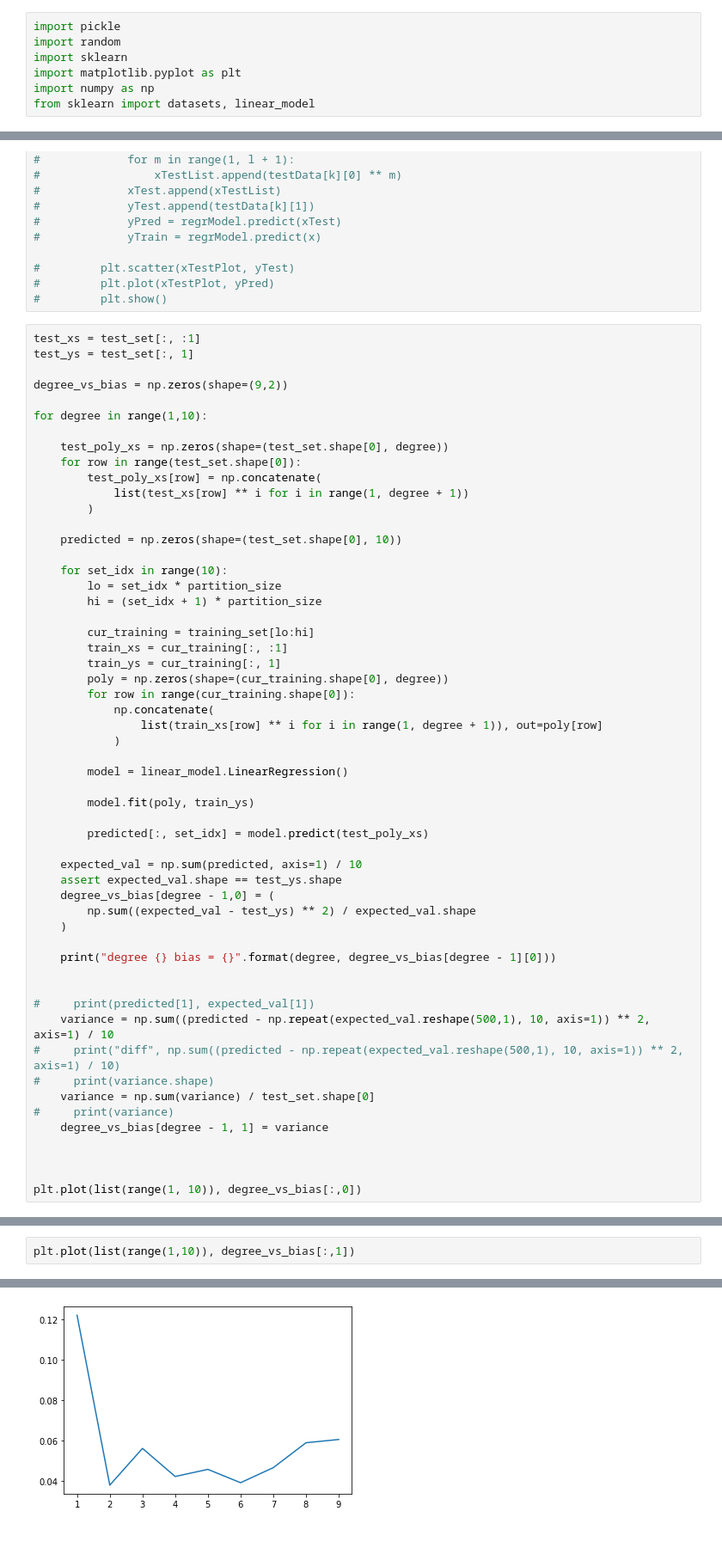
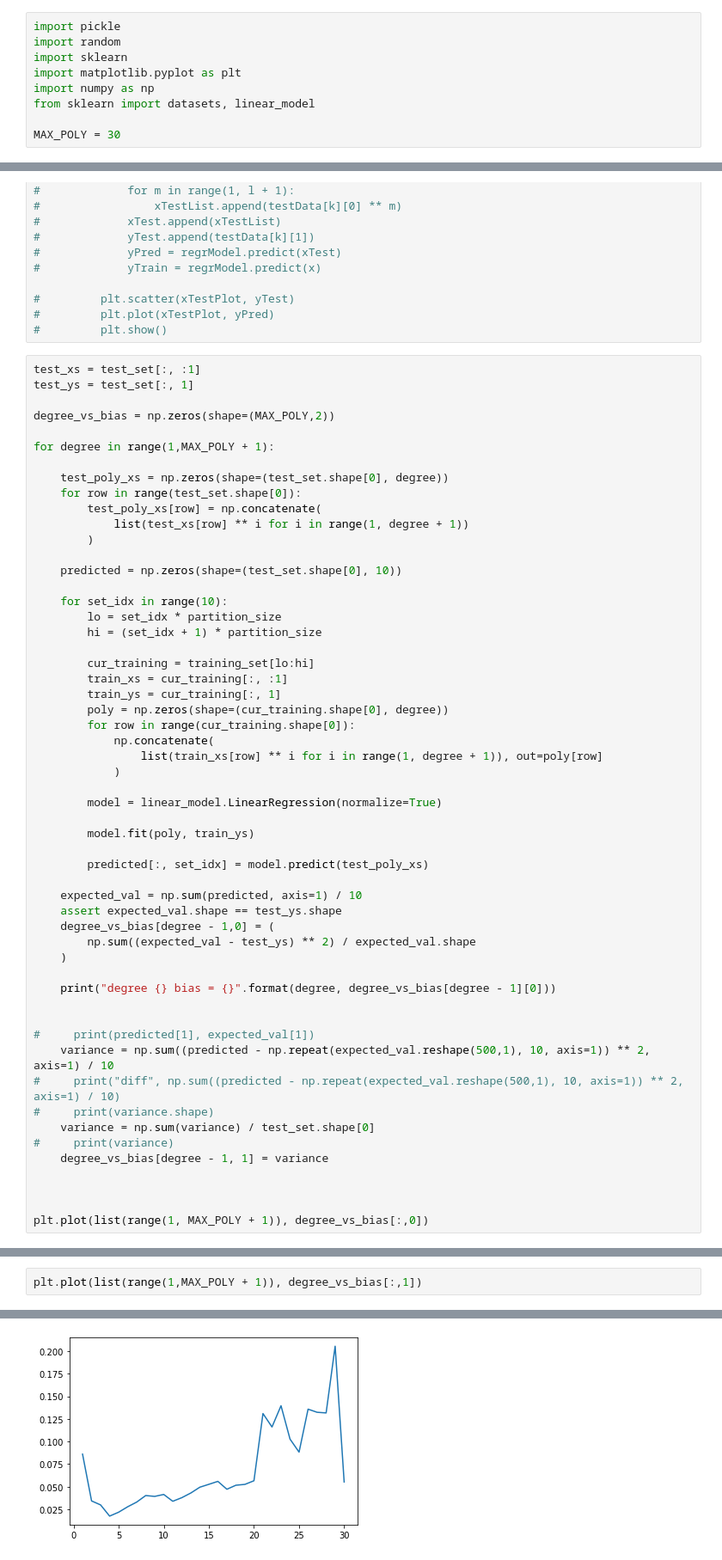
Before and after one commit to multipauls/MDLAssgn1, a Jupyter notebook: Q1_data/MDL-1.ipynb, the cells around one changed output, grey strips where cells are left out. Shown: that part at 86% size. Saved outputs shown, nothing was run; the diff lists cells and outputs as text.

Commit message:
use MAX_POLY

```diff
--- a/Q1_data/MDL-1.ipynb
+++ b/Q1_data/MDL-1.ipynb
@@ -5,6 +5,8 @@ import sklearn
 import matplotlib.pyplot as plt
 import numpy as np
 from sklearn import datasets, linear_model
+
+MAX_POLY = 30
 # %%
 f = open("data.pkl", "rb")
 raw = pickle.load(f)
@@ -78,9 +80,9 @@ print(training_set[:5])
 test_xs = test_set[:, :1]
 test_ys = test_set[:, 1]
 
-degree_vs_bias = np.zeros(shape=(9,2))
+degree_vs_bias = np.zeros(shape=(MAX_POLY,2))
 
-for degree in range(1,10):
+for degree in range(1,MAX_POLY + 1):
 
     test_poly_xs = np.zeros(shape=(test_set.shape[0], degree))
     for row in range(test_set.shape[0]):
@@ -103,7 +105,7 @@ for degree in range(1,10):
                 list(train_xs[row] ** i for i in range(1, degree + 1)), out=poly[row]
             )
 
-        model = linear_model.LinearRegression()
+        model = linear_model.LinearRegression(normalize=True)
 
         model.fit(poly, train_ys)
 
@@ -128,5 +130,5 @@ for degree in range(1,10):
 
 
 
-plt.plot(list(range(1, 10)), degree_vs_bias[:,0])
+plt.plot(list(range(1, MAX_POLY + 1)), degree_vs_bias[:,0])
 # %% [output]
@@ -144,5 +154,5 @@ degree 9 bias = 2.429315619965657
 # %%
-plt.plot(list(range(1,10)), degree_vs_bias[:,1])
+plt.plot(list(range(1,MAX_POLY + 1)), degree_vs_bias[:,1])
 # %% [output]
 [<matplotlib.lines.Line2D at 0x...>]
-[figure, old version]
+[figure, new version]
```
Also changed, not shown: parts of 4 cells of this notebook.
